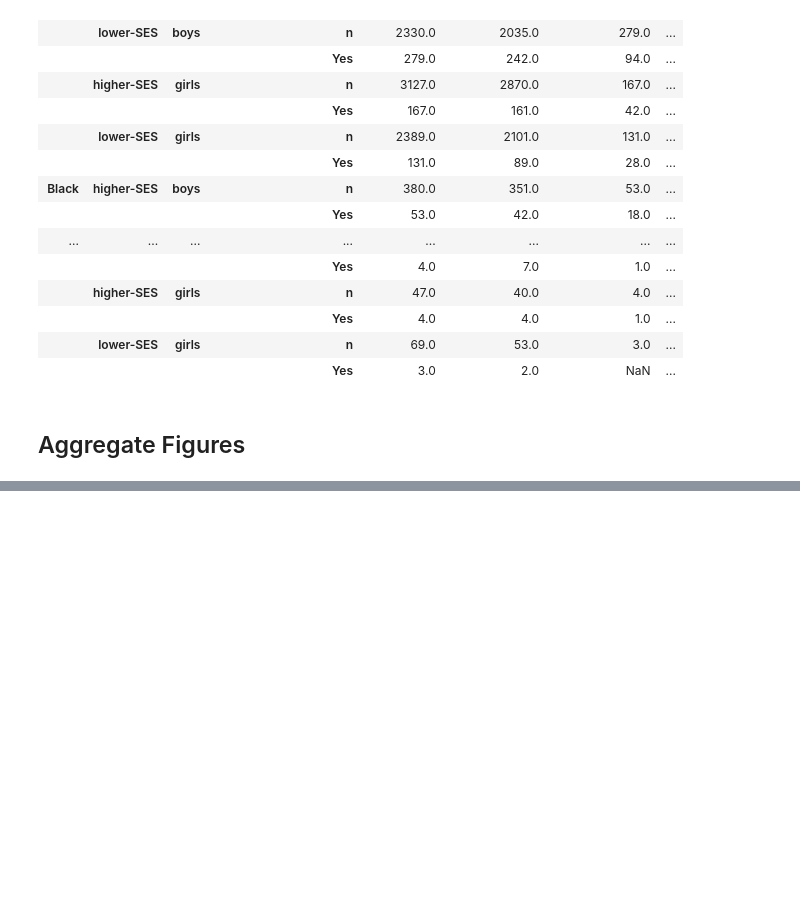
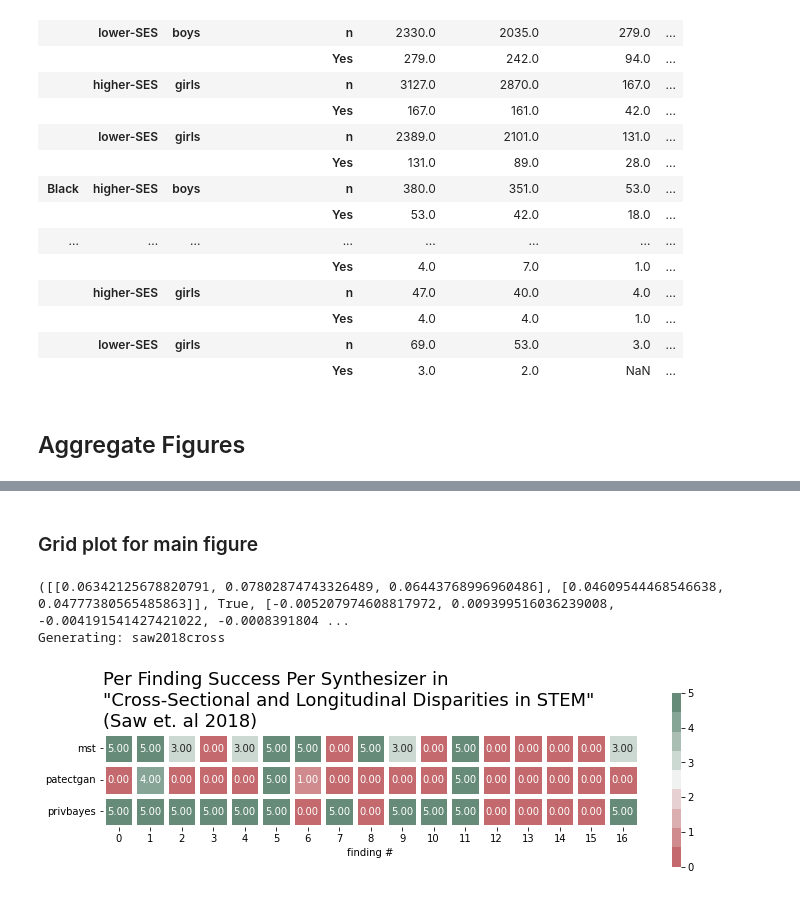
Before and after one commit to DataResponsibly/SynRD, a Jupyter notebook: papers/generate_figures.ipynb, the cells around one changed output, grey strips where cells are left out. Cells and saved outputs as stored; diff of their text form; code cells hidden in the pictures; blank space fills up the shorter version.

Commit message:
Added first correlation finding, as well as stubs for rest of finding. look how close those numbers are to real paper

```diff
--- a/papers/generate_figures.ipynb
+++ b/papers/generate_figures.ipynb
@@ -130,0 +132,2 @@ plot_line_nested_epsilon_dict(real_vs_private_soft['saw2018cross'])
+# %% [markdown]
+### Grid plot for main figure
@@ -130,0 +136,11 @@ plot_line_nested_epsilon_dict(real_vs_private_soft['saw2018cross'])
+# %%
+finding_arrays_soft = pub_agg.finding_arrays_soft('e^1')
+# %% [output]
+([[0.06342125678820791, 0.07802874743326489, 0.06443768996960486], [0.04609544468546638, 0.04777380565485863]], True, [-0.005207974608817972, 0.009399516036239008, -0.004191541427421022, -0.0008391804 ...
+Generating: saw2018cross
+# %%
+df = pd.DataFrame(finding_arrays_soft['saw2018cross']).T
+# %%
+plot_box_map(df, 'Per Finding Success Per Synthesizer in\n"Cross-Sectional and Longitudinal Disparities in STEM"\n(Saw et. al 2018)')
+# %% [output]
+[figure, added]
```
Also changed, not shown: parts of 13 cells of this notebook, 3 other files.
